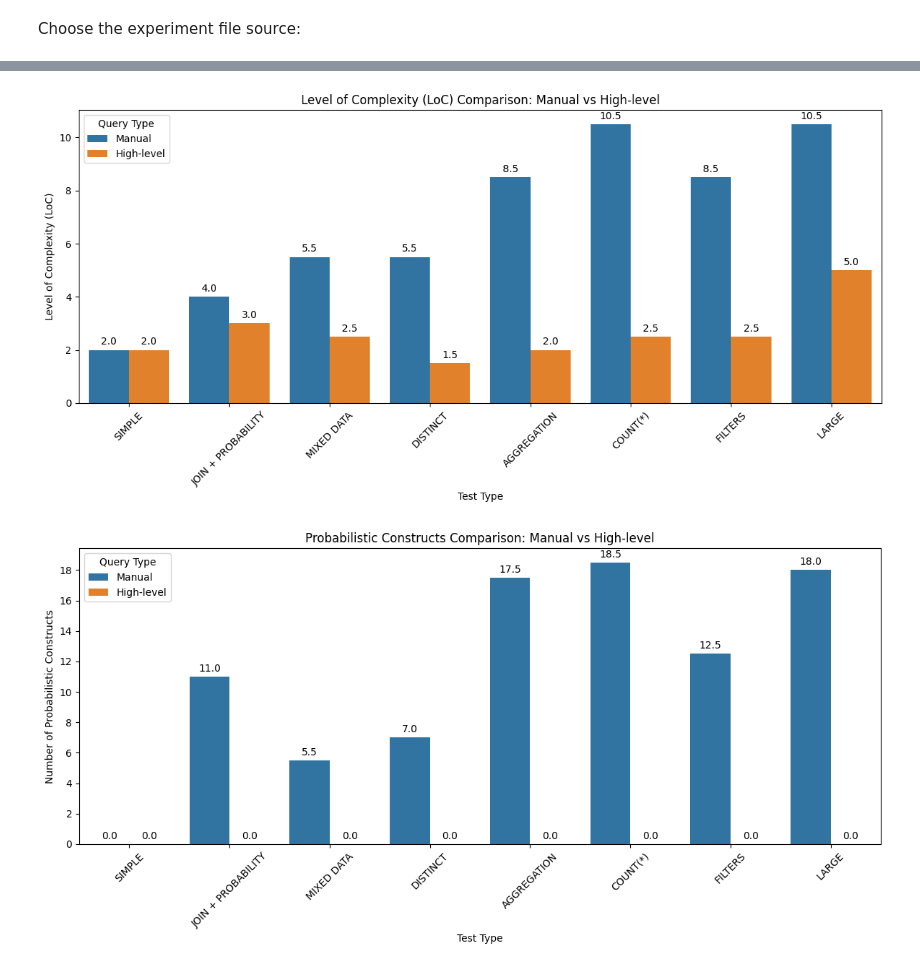
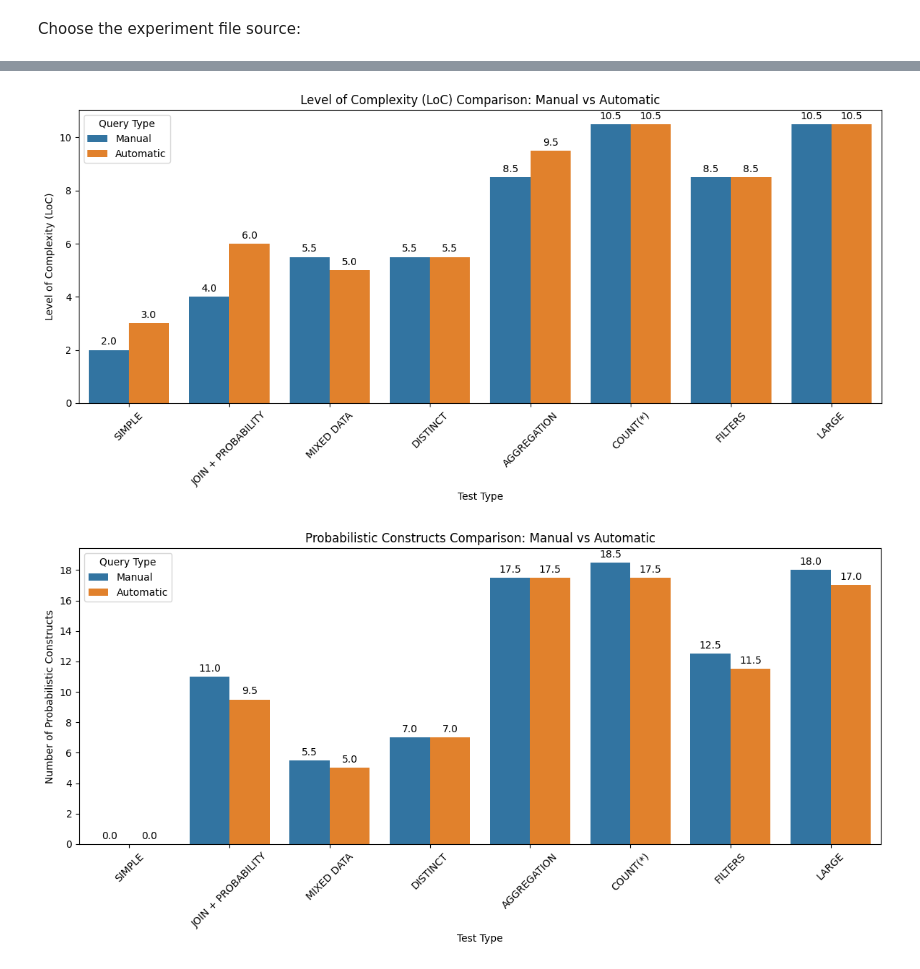
Before and after one commit to DemirevMartin/DuoSQL, a Jupyter notebook: experiment_visualizer.ipynb, the cells around one changed output, grey strips where cells are left out. Drawn from its saved outputs; the diff is of its cells as text; code cells hidden in the pictures.

Commit message:
Fix bar charts

```diff
--- a/experiment_visualizer.ipynb
+++ b/experiment_visualizer.ipynb
@@ -9,44 +9,36 @@ from decimal import Decimal, ROUND_HALF_UP
 Choose the experiment file source:
 # %%
 experiments = ["experiment_results/manual_vs_high-level.xlsx", "experiment_results/manual_vs_auto.xlsx"]
-df = pd.read_excel(experiments[0])
+df = pd.read_excel(experiments[1])
 # %%
 df.columns = [col.strip() for col in df.columns]
-df["Test Type"] = df["Test Type"].ffill() # Fill NaN values in "Test Type" column with the last valid value
+df["Test Type"] = df["Test Type"].ffill()
 
-# Get the 2 out of the 3 types of queries - high-level, manual, or auto
-# NOTE: the *odd* query types have *even* indexes, and the *even* query types have *odd* indexes!
-odd_query = df["Test Query"][0].lower()
-even_query = df["Test Query"][1].lower()
+# Normalize and detect query type from first two rows
+even_query = df["Test Query"].iloc[0].lower()
+odd_query = df["Test Query"].iloc[1].lower()
+even_query_type = "Manual" if "manual" in even_query else "Automatic" if "auto" in even_query else "High-level"
 odd_query_type = "Manual" if "manual" in odd_query else "Automatic" if "auto" in odd_query else "High-level"
-even_query_type = "Manual" if "manual" in even_query else "Automatic" if "auto" in even_query else "High-level"
+
+# Assign query types alternating based on index
 df["Query Type"] = [
-    odd_query_type if i % 2 == 0 else even_query_type
+    even_query_type if i % 2 == 0 else odd_query_type
     for i in range(len(df))
 ]
 
-# Reorder rows to make sense by complexity and length
-order = [
-    "SIMPLE",
-    "JOIN + PROBABILITY",
-    "MIXED DATA",
-    "DISTINCT",
-    "AGGREGATION",
-    "COUNT(*)",
-    "FILTERS",
-    "LARGE",
-]
-df["Test Type"] = pd.Categorical(df["Test Type"], categories=order, ordered=True)
-df = df.sort_values("Test Type").reset_index(drop=True)
+# Order the 8 query types as in the paper
+order = ['SIMPLE', 'JOIN + PROBABILITY', 'MIXED DATA', 'DISTINCT', 'AGGREGATION', 'COUNT(*)', 'FILTERS', 'LARGE']
+df['Test Type'] = pd.Categorical(df['Test Type'], categories=order, ordered=True)
+df = df.sort_values('Test Type').reset_index(drop=True)
+
 
 # Create the directory if it doesn't exist
-os.makedirs(f"{odd_query_type}_vs_{even_query_type}_diagrams", exist_ok=True)
-
+os.makedirs(f"experiment_results/{even_query_type}_vs_{odd_query_type}_diagrams", exist_ok=True)
 
 # Plot 1: CL comparison
 plt.figure(figsize=(12, 6))
 ax = sns.barplot(data=df, x="Test Type", y="Code Lines (CL)", hue="Query Type", errorbar=None)
-plt.title(f"Code Lines (CL) Comparison: {odd_query_type} vs {even_query_type}")
+plt.title(f"Code Lines (CL) Comparison: {even_query_type} vs {odd_query_type}")
 plt.ylabel("Code Lines (CL)")
 plt.xticks(rotation=45)
 plt.legend(title="Query Type")
@@ -55,14 +47,14 @@ ax = plt.gca()
 for container in ax.containers:
     ax.bar_label(container, fmt='%.1f', padding=3)
 
-plt.savefig(f"experiment_results/{odd_query_type}_vs_{even_query_type}_diagrams/{odd_query_type}_vs_{even_query_type}_cl_comparison.png", bbox_inches='tight')
+plt.savefig(f"experiment_results/{even_query_type}_vs_{odd_query_type}_diagrams/{even_query_type}_vs_{odd_query_type}_cl_comparison.png", bbox_inches='tight')
 plt.show()
 plt.close()
 
 # Plot 2: Character Count Comparison
 plt.figure(figsize=(12, 6))
 ax = sns.barplot(data=df, x="Test Type", y="Characters", hue="Query Type", errorbar=None)
-plt.title(f"Character Count Comparison: {odd_query_type} vs {even_query_type}")
+plt.title(f"Character Count Comparison: {even_query_type} vs {odd_query_type}")
 plt.ylabel("Character Count")
 plt.xticks(rotation=45)
 plt.legend(title="Query Type")
@@ -71,15 +63,14 @@ ax = plt.gca()
 for container in ax.containers:
     ax.bar_label(container, fmt='%.1f', padding=3)
 
-plt.savefig(f"experiment_results/{odd_query_type}_vs_{even_query_type}_diagrams/{odd_query_type}_vs_{even_query_type}_character_count_comparison.png", bbox_inches='tight')
+plt.savefig(f"experiment_results/{even_query_type}_vs_{odd_query_type}_diagrams/{even_query_type}_vs_{odd_query_type}_character_count_comparison.png", bbox_inches='tight')
 plt.show()
 plt.close()
-
 
 # Plot 3: Level of Complexity (LoC) Comparison
 plt.figure(figsize=(12, 6))
 ax = sns.barplot(data=df, x="Test Type", y="Level of Complexity (LoC)", hue="Query Type", errorbar=None)
-plt.title(f"Level of Complexity (LoC) Comparison: {odd_query_type} vs {even_query_type}")
+plt.title(f"Level of Complexity (LoC) Comparison: {even_query_type} vs {odd_query_type}")
 plt.ylabel("Level of Complexity (LoC)")
 plt.xticks(rotation=45)
 plt.legend(title="Query Type")
@@ -88,15 +79,14 @@ ax = plt.gca()
 for container in ax.containers:
     ax.bar_label(container, fmt='%.1f', padding=3)
 
-plt.savefig(f"experiment_results/{odd_query_type}_vs_{even_query_type}_diagrams/{odd_query_type}_vs_{even_query_type}_loc_comparison.png", bbox_inches='tight')
+plt.savefig(f"experiment_results/{even_query_type}_vs_{odd_query_type}_diagrams/{even_query_type}_vs_{odd_query_type}_loc_comparison.png", bbox_inches='tight')
 plt.show()
 plt.close()
-
 
 # Plot 4: Prob Constructs are obvious, but still plot for consistency
 plt.figure(figsize=(12, 6))
 ax = sns.barplot(data=df, x="Test Type", y="Probabilistic Constructs", hue="Query Type", errorbar=None)
-plt.title(f"Probabilistic Constructs Comparison: {odd_query_type} vs {even_query_type}")
+plt.title(f"Probabilistic Constructs Comparison: {even_query_type} vs {odd_query_type}")
 plt.ylabel("Number of Probabilistic Constructs")
 plt.xticks(rotation=45)
 plt.legend(title="Query Type")
@@ -110,7 +100,7 @@ ax = plt.gca()
 for container in ax.containers:
     ax.bar_label(container, fmt='%.1f', padding=3)
 
-plt.savefig(f"experiment_results/{odd_query_type}_vs_{even_query_type}_diagrams/{odd_query_type}_vs_{even_query_type}_probabilistic_constructs_comparison.png", bbox_inches='tight')
+plt.savefig(f"experiment_results/{even_query_type}_vs_{odd_query_type}_diagrams/{even_query_type}_vs_{odd_query_type}_probabilistic_constructs_comparison.png", bbox_inches='tight')
 plt.show()
 plt.close()
 # %% [output]
@@ -119,5 +109,5 @@ plt.close()
-[figure, old version]
+[figure, new version]
-[figure, old version]
+[figure, new version]
 # %%
 odd_rows = df[df["Query Type"] == odd_query_type].copy().reset_index(drop=True)
 even_rows = df[df["Query Type"] == even_query_type].copy().reset_index(drop=True)
```
Also changed, not shown: parts of 3 cells of this notebook, 4 other files.
